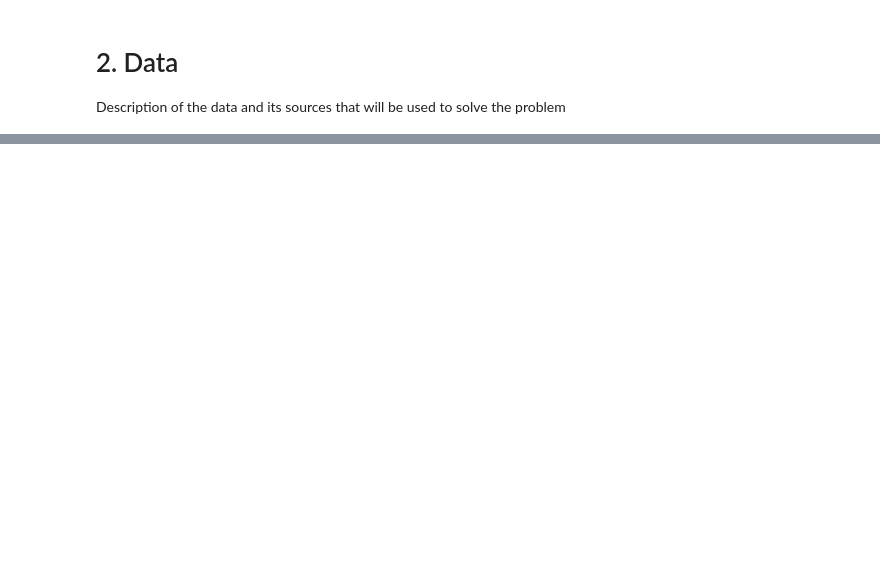
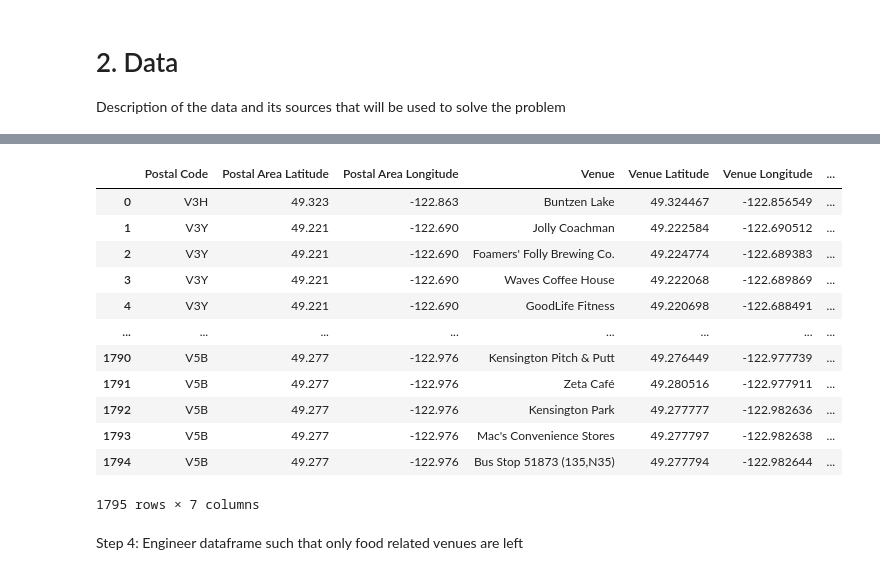
Before and after one commit to dcoder0111/Coursera_Capstone, a Jupyter notebook: Coursera_Capstone_Final_Project.ipynb, the cells around one changed output, grey strips where cells are left out. Saved outputs shown, nothing was run; the diff lists cells and outputs as text; code cells hidden in the pictures; blank space fills up the shorter version.

```diff
--- a/Coursera_Capstone_Final_Project.ipynb
+++ b/Coursera_Capstone_Final_Project.ipynb
@@ -53,0 +160,11 @@ Description of the data and its sources that will be used to solve the problem
+# %%
+from geopy.geocoders import Nominatim
+GeoLocator = Nominatim(user_agent='My-IBMNotebook')
+
+address = 'BC, Canada'
+
+geolocator = Nominatim()
+location = geolocator.geocode(address)
+latitude = location.latitude
+longitude = location.longitude
+print('The geograpical coordinate of BC, Canada are {}, {}.'.format(latitude, longitude))
@@ -53,0 +215,31 @@ Description of the data and its sources that will be used to solve the problem
+# %%
+results = requests.get(url).json()
+# %%
+import json
+
+def get_category_type(row):
+    try:
+        categories_list = row['categories']
+    except:
+        categories_list = row['venue.categories']
+
+    if len(categories_list) == 0:
+        return None
+    else:
+        return categories_list[0]['name']
+
+venues = results['response']['groups'][0]['items']
+
+nearby_venues = pd.json_normalize(venues) # flatten JSON
+
+# filter columns
+filtered_columns = ['venue.name', 'venue.categories', 'venue.location.lat', 'venue.location.lng']
+nearby_venues =nearby_venues.loc[:, filtered_columns]
+
+# filter the category for each row
+nearby_venues['venue.categories'] = nearby_venues.apply(get_category_type, axis=1)
+
+# clean columns
+nearby_venues.columns = [col.split(".")[-1] for col in nearby_venues.columns]
+
+nearby_venues
@@ -53,0 +315,18 @@ Description of the data and its sources that will be used to solve the problem
+# %%
+bc_venues
+# %% [output]
+|  | Postal Code | Postal Area Latitude | Postal Area Longitude | Venue | Venue Latitude | Venue Longitude | ... |
+| 0 | V3H | 49.323 | -122.863 | Buntzen Lake | 49.324467 | -122.856549 | ... |
+| 1 | V3Y | 49.221 | -122.690 | Jolly Coachman | 49.222584 | -122.690512 | ... |
+| 2 | V3Y | 49.221 | -122.690 | Foamers' Folly Brewing Co. | 49.224774 | -122.689383 | ... |
+| 3 | V3Y | 49.221 | -122.690 | Waves Coffee House | 49.222068 | -122.689869 | ... |
+| 4 | V3Y | 49.221 | -122.690 | GoodLife Fitness | 49.220698 | -122.688491 | ... |
+| ... | ... | ... | ... | ... | ... | ... | ... |
+| 1790 | V5B | 49.277 | -122.976 | Kensington Pitch & Putt | 49.276449 | -122.977739 | ... |
+| 1791 | V5B | 49.277 | -122.976 | Zeta Café | 49.280516 | -122.977911 | ... |
+| 1792 | V5B | 49.277 | -122.976 | Kensington Park | 49.277777 | -122.982636 | ... |
+| 1793 | V5B | 49.277 | -122.976 | Mac's Convenience Stores | 49.277797 | -122.982638 | ... |
+| 1794 | V5B | 49.277 | -122.976 | Bus Stop 51873 (135,N35) | 49.277794 | -122.982644 | ... |
+1795 rows × 7 columns
+# %% [markdown]
+Step 4: Engineer dataframe such that only food related venues are left
```
Also changed, not shown: parts of 49 cells of this notebook.
